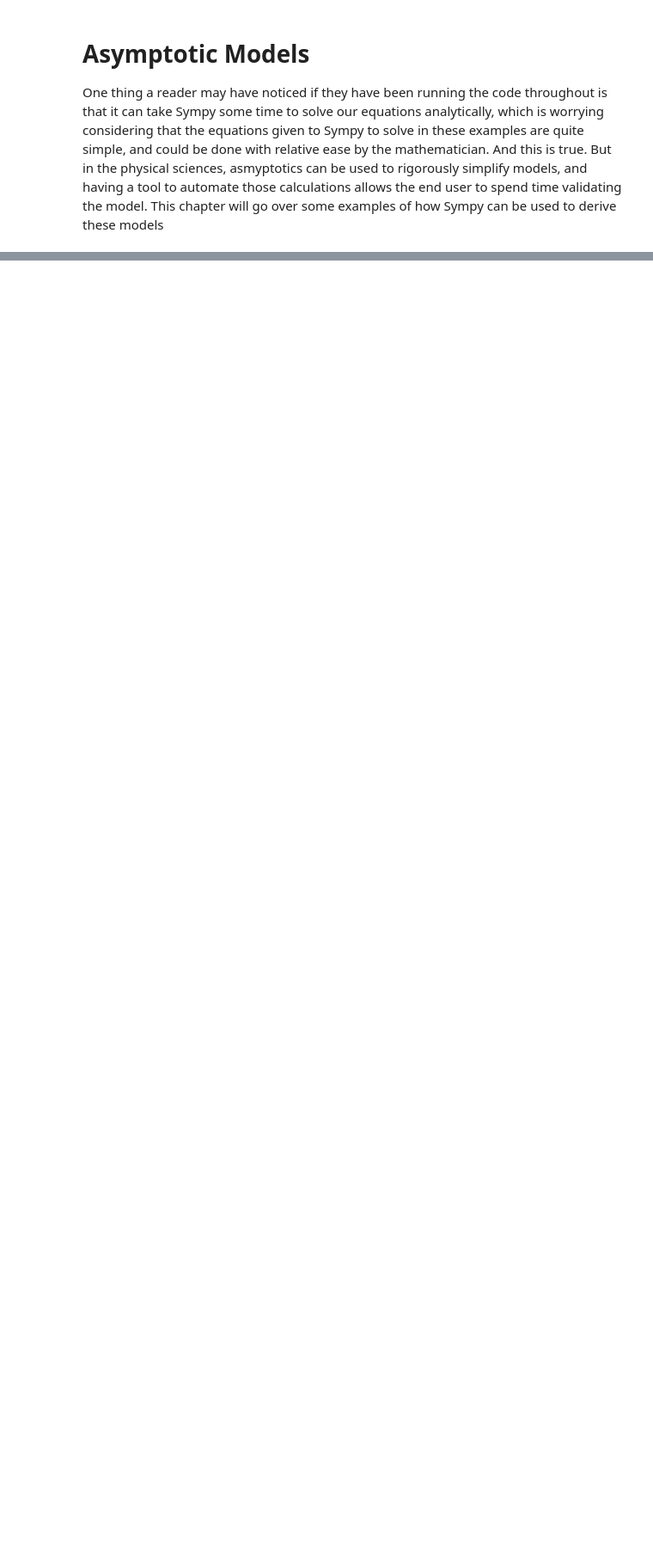
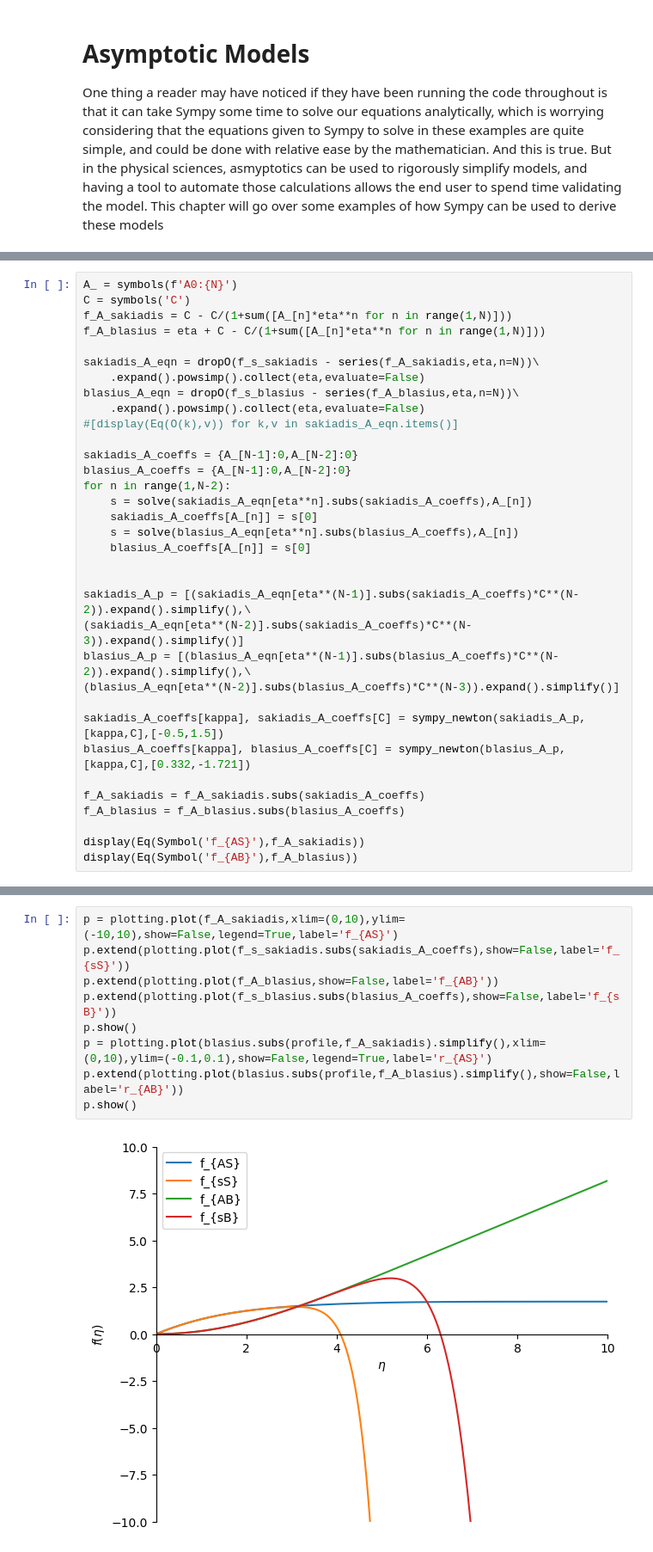
Before and after one commit to ajkalb96/Asymptotic-Notes, a Jupyter notebook: 4.2-Prandtl.ipynb, the cells around one changed output, grey strips where cells are left out. Shown: that part at 86% size. Cells and saved outputs as stored; diff of their text form; blank space fills up the shorter version.

Commit message:
Expand the Prandtl notebook to Blasius and Sakiadis

```diff
--- a/4.2-Prandtl.ipynb
+++ b/4.2-Prandtl.ipynb
@@ -76,0 +181,34 @@ From examining and matching the leading order equations, we are able to build ou
+# %%
+A_ = symbols(f'A0:{N}')
+C = symbols('C')
+f_A_sakiadis = C - C/(1+sum([A_[n]*eta**n for n in range(1,N)]))
+f_A_blasius = eta + C - C/(1+sum([A_[n]*eta**n for n in range(1,N)]))
+
+sakiadis_A_eqn = dropO(f_s_sakiadis - series(f_A_sakiadis,eta,n=N))\
+    .expand().powsimp().collect(eta,evaluate=False)
+blasius_A_eqn = dropO(f_s_blasius - series(f_A_blasius,eta,n=N))\
+    .expand().powsimp().collect(eta,evaluate=False)
+#[display(Eq(O(k),v)) for k,v in sakiadis_A_eqn.items()]
+
+sakiadis_A_coeffs = {A_[N-1]:0,A_[N-2]:0}
+blasius_A_coeffs = {A_[N-1]:0,A_[N-2]:0}
+for n in range(1,N-2):
+    s = solve(sakiadis_A_eqn[eta**n].subs(sakiadis_A_coeffs),A_[n])
+    sakiadis_A_coeffs[A_[n]] = s[0]
+    s = solve(blasius_A_eqn[eta**n].subs(blasius_A_coeffs),A_[n])
+    blasius_A_coeffs[A_[n]] = s[0]
+
+
+sakiadis_A_p = [(sakiadis_A_eqn[eta**(N-1)].subs(sakiadis_A_coeffs)*C**(N-2)).expand().simplify(),\
+(sakiadis_A_eqn[eta**(N-2)].subs(sakiadis_A_coeffs)*C**(N-3)).expand().simplify()]
+blasius_A_p = [(blasius_A_eqn[eta**(N-1)].subs(blasius_A_coeffs)*C**(N-2)).expand().simplify(),\
+(blasius_A_eqn[eta**(N-2)].subs(blasius_A_coeffs)*C**(N-3)).expand().simplify()]
+
+sakiadis_A_coeffs[kappa], sakiadis_A_coeffs[C] = sympy_newton(sakiadis_A_p,[kappa,C],[-0.5,1.5])
+blasius_A_coeffs[kappa], blasius_A_coeffs[C] = sympy_newton(blasius_A_p,[kappa,C],[0.332,-1.721])
+
+f_A_sakiadis = f_A_sakiadis.subs(sakiadis_A_coeffs)
+f_A_blasius = f_A_blasius.subs(blasius_A_coeffs)
+
+display(Eq(Symbol('f_{AS}'),f_A_sakiadis))
+display(Eq(Symbol('f_{AB}'),f_A_blasius))
@@ -76,0 +220,11 @@ From examining and matching the leading order equations, we are able to build ou
+# %%
+p = plotting.plot(f_A_sakiadis,xlim=(0,10),ylim=(-10,10),show=False,legend=True,label='f_{AS}')
+p.extend(plotting.plot(f_s_sakiadis.subs(sakiadis_A_coeffs),show=False,label='f_{sS}'))
+p.extend(plotting.plot(f_A_blasius,show=False,label='f_{AB}'))
+p.extend(plotting.plot(f_s_blasius.subs(blasius_A_coeffs),show=False,label='f_{sB}'))
+p.show()
+p = plotting.plot(blasius.subs(profile,f_A_sakiadis).simplify(),xlim=(0,10),ylim=(-0.1,0.1),show=False,legend=True,label='r_{AS}')
+p.extend(plotting.plot(blasius.subs(profile,f_A_blasius).simplify(),show=False,label='r_{AB}'))
+p.show()
+# %% [output]
+[figure, added]
```
Also changed, not shown: parts of 16 cells of this notebook, 3 other files.
